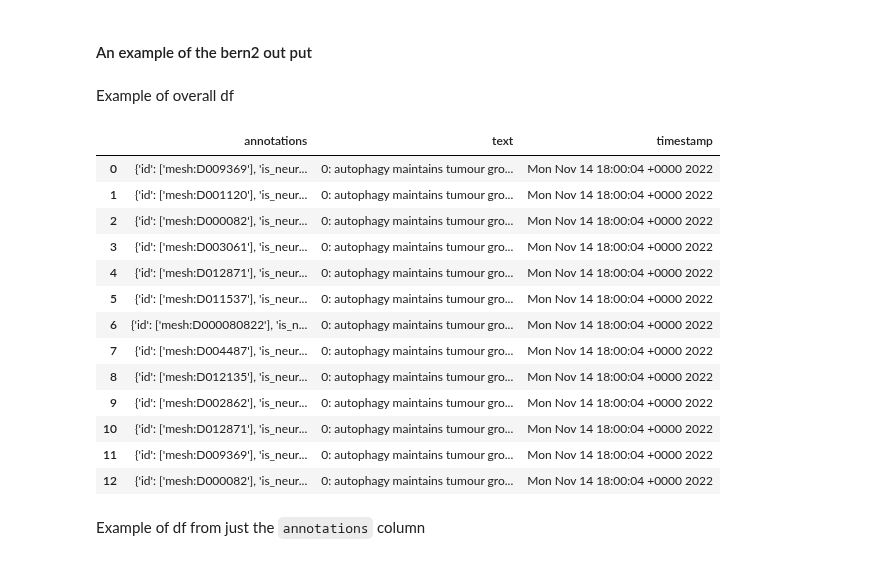
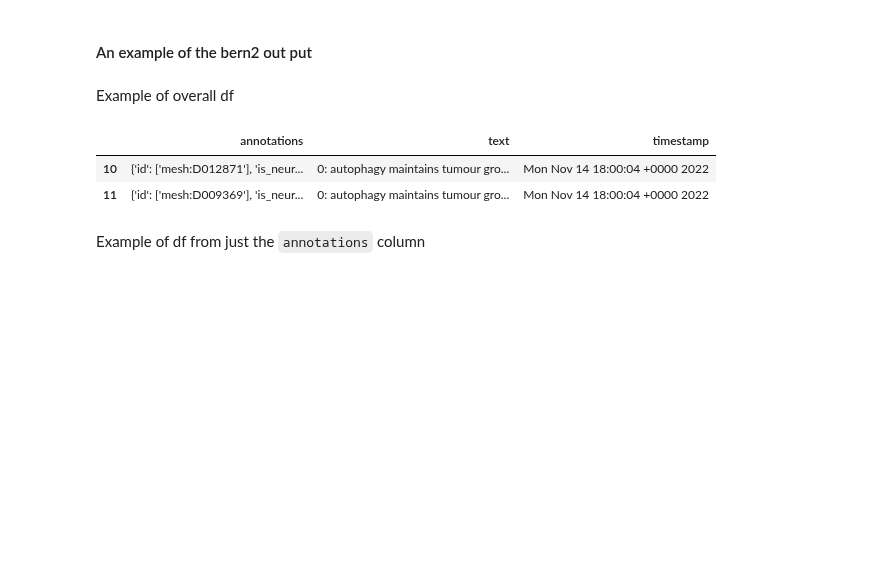
Before and after one commit to daveramseymusic/biobert-bern, a Jupyter notebook: nbs/00_biobertApi.ipynb, the cells around one changed output. Cells and saved outputs as stored; diff of their text form; code cells hidden in the pictures; blank space fills up the shorter version.

```diff
--- a/nbs/00_biobertApi.ipynb
+++ b/nbs/00_biobertApi.ipynb
@@ -185,22 +189,11 @@ output = {'annotations': [{'id': ['mesh:D009369'],
 # %% [markdown]
 Example of overall df
 # %%
-pd.DataFrame(output)
+pd.DataFrame(output)[-3:-1]
 # %% [output]
 |  | annotations | text | timestamp |
-| 0 | {'id': ['mesh:D009369'], 'is_neur... | 0: autophagy maintains tumour gro... | Mon Nov 14 18:00:04 +0000 2022 |
-| 1 | {'id': ['mesh:D001120'], 'is_neur... | 0: autophagy maintains tumour gro... | Mon Nov 14 18:00:04 +0000 2022 |
-| 2 | {'id': ['mesh:D000082'], 'is_neur... | 0: autophagy maintains tumour gro... | Mon Nov 14 18:00:04 +0000 2022 |
-| 3 | {'id': ['mesh:D003061'], 'is_neur... | 0: autophagy maintains tumour gro... | Mon Nov 14 18:00:04 +0000 2022 |
-| 4 | {'id': ['mesh:D012871'], 'is_neur... | 0: autophagy maintains tumour gro... | Mon Nov 14 18:00:04 +0000 2022 |
-| 5 | {'id': ['mesh:D011537'], 'is_neur... | 0: autophagy maintains tumour gro... | Mon Nov 14 18:00:04 +0000 2022 |
-| 6 | {'id': ['mesh:D000080822'], 'is_n... | 0: autophagy maintains tumour gro... | Mon Nov 14 18:00:04 +0000 2022 |
-| 7 | {'id': ['mesh:D004487'], 'is_neur... | 0: autophagy maintains tumour gro... | Mon Nov 14 18:00:04 +0000 2022 |
-| 8 | {'id': ['mesh:D012135'], 'is_neur... | 0: autophagy maintains tumour gro... | Mon Nov 14 18:00:04 +0000 2022 |
-| 9 | {'id': ['mesh:D002862'], 'is_neur... | 0: autophagy maintains tumour gro... | Mon Nov 14 18:00:04 +0000 2022 |
 | 10 | {'id': ['mesh:D012871'], 'is_neur... | 0: autophagy maintains tumour gro... | Mon Nov 14 18:00:04 +0000 2022 |
 | 11 | {'id': ['mesh:D009369'], 'is_neur... | 0: autophagy maintains tumour gro... | Mon Nov 14 18:00:04 +0000 2022 |
-| 12 | {'id': ['mesh:D000082'], 'is_neur... | 0: autophagy maintains tumour gro... | Mon Nov 14 18:00:04 +0000 2022 |
 # %% [markdown]
 Example of df from just the `annotations` column
 # %%
```
Also changed, not shown: parts of 7 cells of this notebook.
